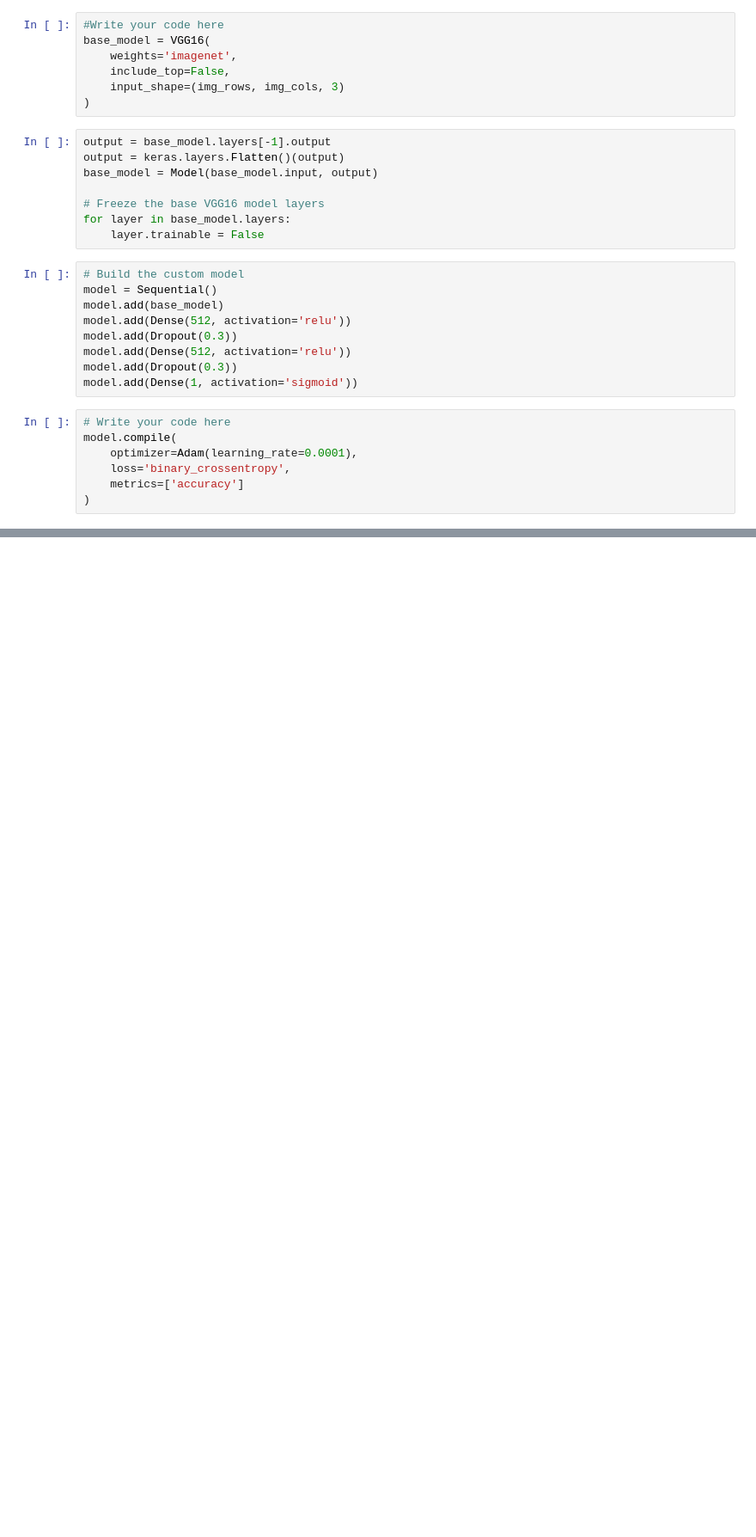
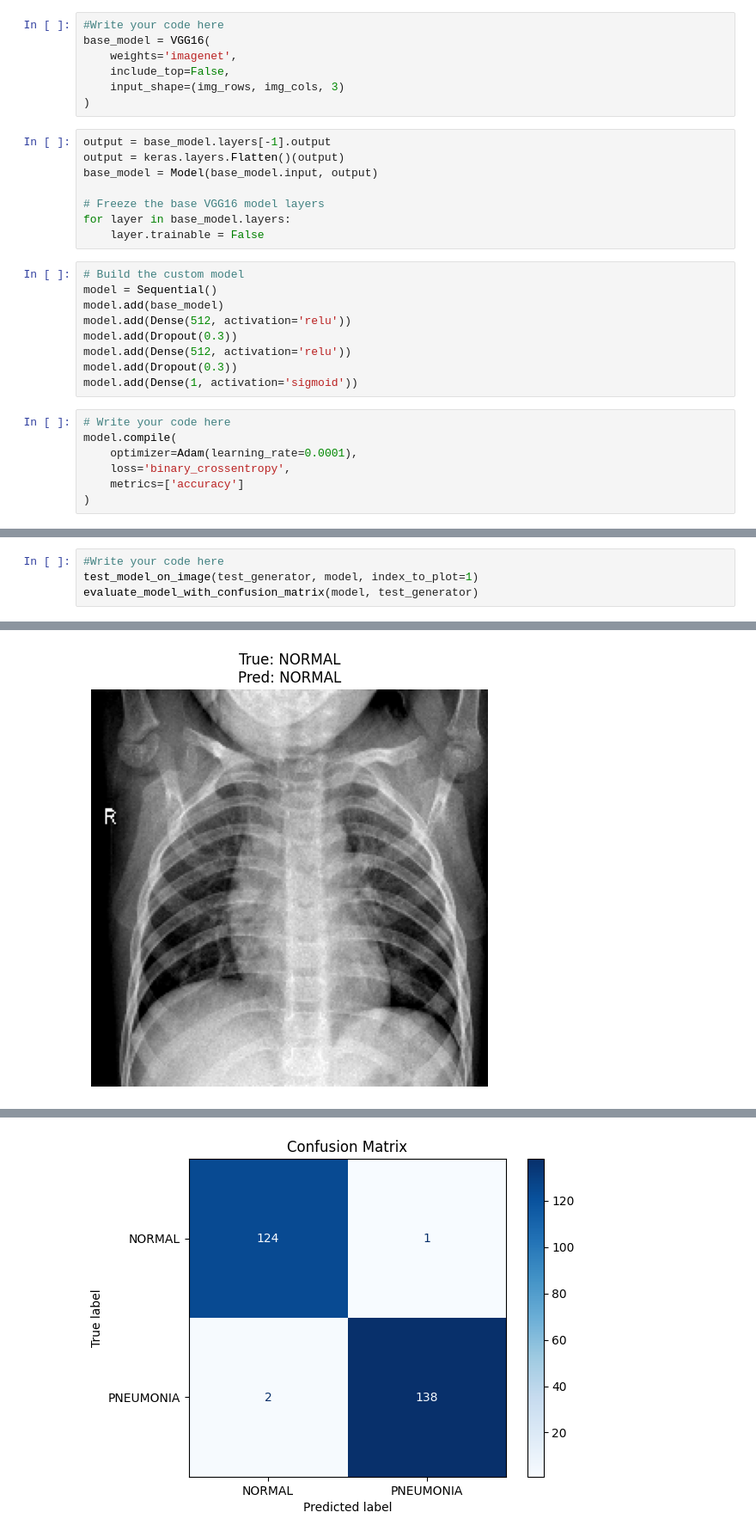
Before and after one commit to Dnsflr/PneumoniaDetectionCNN, a Jupyter notebook: CNN_Detection.ipynb, the cells around one changed output, grey strips where cells are left out. Shown: that part at 86% size. Cells and saved outputs as stored; diff of their text form; blank space fills up the shorter version.

```diff
--- a/CNN_Detection.ipynb
+++ b/CNN_Detection.ipynb
@@ -121,0 +236,5 @@ KeyboardInterrupt:
+# %%
+#Write your code here
+test_model_on_image(test_generator, model, index_to_plot=1)
+evaluate_model_with_confusion_matrix(model, test_generator)
+# %% [output]
@@ -121,0 +242 @@ KeyboardInterrupt:
+[figure, added]
@@ -121,0 +244 @@ KeyboardInterrupt:
+[figure, added]
```
Also changed, not shown: parts of 9 cells of this notebook.
